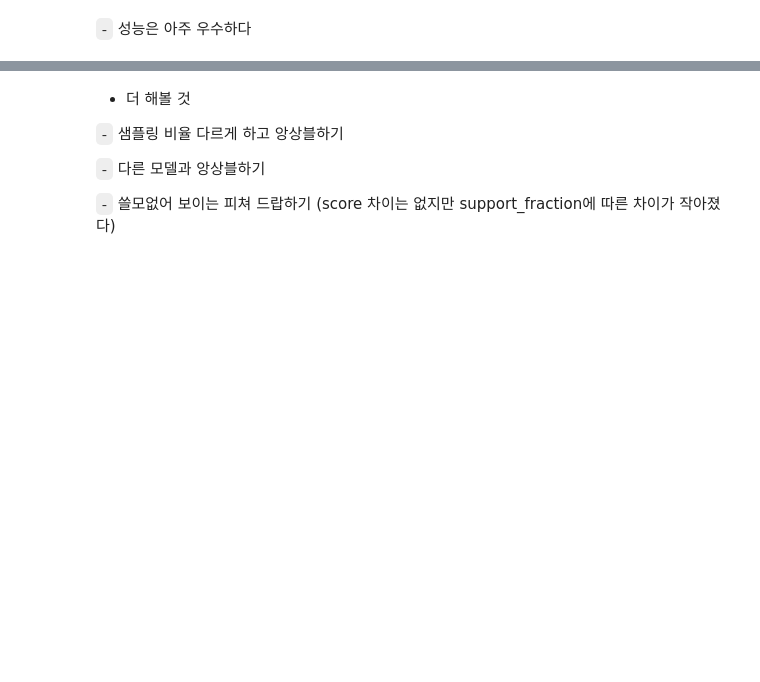
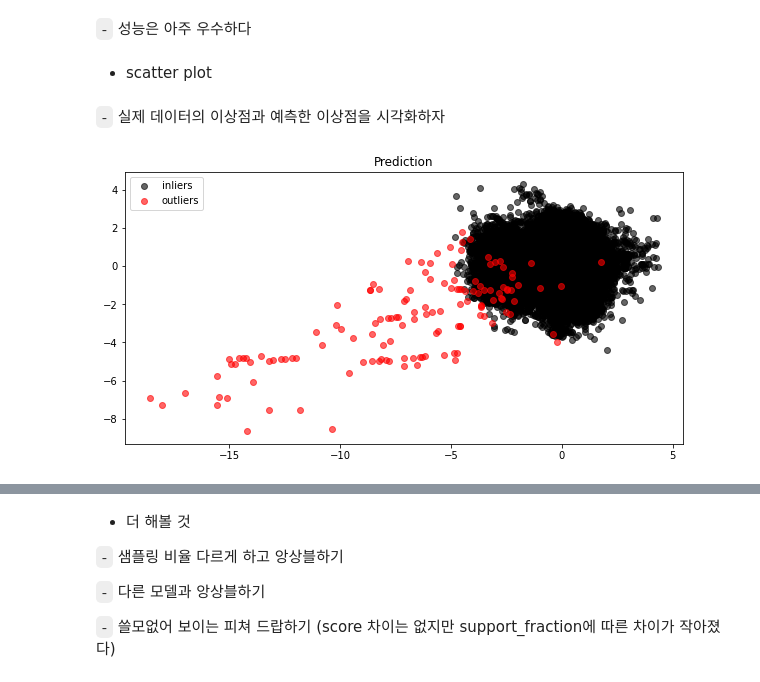
Before and after one commit to Jaesu26/Dacon-credit-card-fraud-detection, a Jupyter notebook: 신용카드-사기탐색-EDA모델링.ipynb, the cells around one changed output, grey strips where cells are left out. Drawn from its saved outputs; the diff is of its cells as text; code cells hidden in the pictures; blank space fills up the shorter version.

```diff
--- a/신용카드-사기탐색-EDA모델링.ipynb
+++ b/신용카드-사기탐색-EDA모델링.ipynb
@@ -320,0 +348,3 @@ features = ['V14', 'V17', 'V12', 'V10', 'V11', 'V16', 'V9', 'V18', 'V7', 'V3', '
+# %%
+valid_contamination = 340 / (284320 + 340)
+valid_contamination
@@ -353,3 +385,5 @@ cov = EllipticEnvelope(support_fraction=0.99, contamination=valid_contamination,
+# %%
+cov = EllipticEnvelope(support_fraction=0.6, contamination=valid_contamination, assume_centered=False, random_state=SEED)
 # %%
 %%time
 cov.fit(train[features])
@@ -383,3 +417,44 @@ f1_score(valid['Class'], y_pred, average='macro')
 0.9165787375726882
 # %% [markdown]
 `-` 성능은 아주 우수하다
+# %% [markdown]
+- scatter plot
+# %% [markdown]
+`-` 실제 데이터의 이상점과 예측한 이상점을 시각화하자
+# %%
+X = train[features]
+X2 = valid[features]
+# %%
+def show_outlier(data: pd.DataFrame, robust_cov, label=None) -> None:
+    y_pred = robust_cov.predict(data)
+    y_pred[y_pred == 1] = 0 ## 정상
+    y_pred[y_pred == -1] = 1 ## 비정상
+
+    ## 시각화
+    if label is not None:
+        fig, (ax1, ax2) = plt.subplots(1, 2, figsize=(12, 5))
+        normal_idx = label[label == 0].index
+        fraud_idx = label[label == 1].index
+    else:
+        fig, ax1 = plt.subplots(figsize=(10, 5))
+
+    ## Prediction
+    inlier_plot = ax1.scatter(data.loc[y_pred == 0, 'V12'], data.loc[y_pred == 0, 'V18'], color="black", alpha=0.6, label="inliers")
+    outlier_plot = ax1.scatter(
+        data.loc[y_pred == 1, 'V12'], data.loc[y_pred == 1, 'V18'], color="red", alpha=0.6, label="outliers"
+    )
+    ax1.legend()
+    ax1.set_title('Prediction')
+
+    ## Real
+    if label is not None:
+        inlier_plot = ax2.scatter(data.loc[normal_idx, 'V12'], data.loc[normal_idx, 'V18'], color="black", alpha=0.6, label="inliers")
+        outlier_plot = ax2.scatter(
+            data.loc[fraud_idx, 'V12'], data.loc[fraud_idx, 'V18'], color="red", alpha=0.6, label="outliers"
+        )
+        ax2.legend()
+        ax2.set_title('Real')
+# %%
+show_outlier(X, cov)
+# %% [output]
+[figure, added]
```
Also changed, not shown: parts of 57 cells of this notebook.
